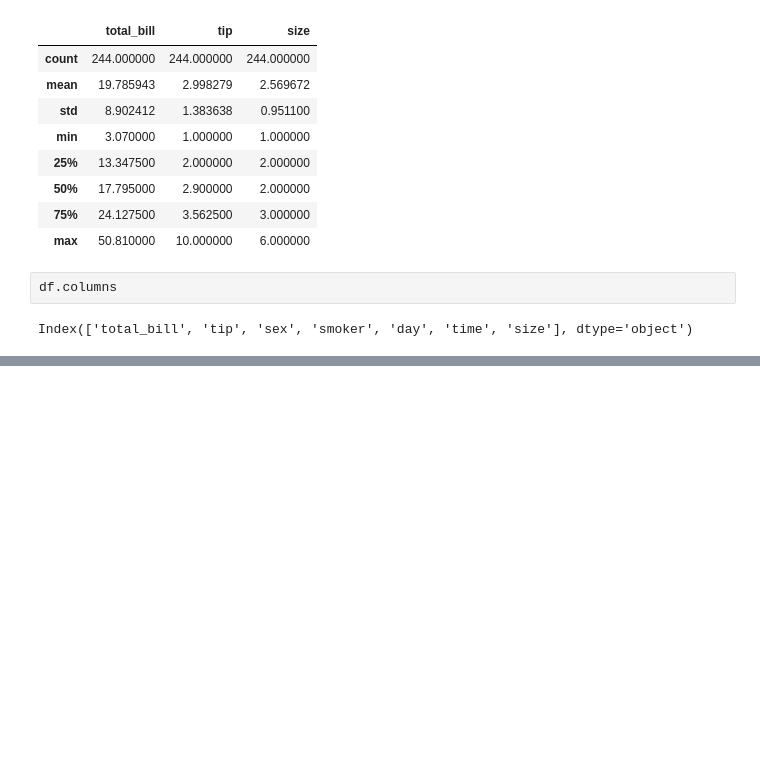
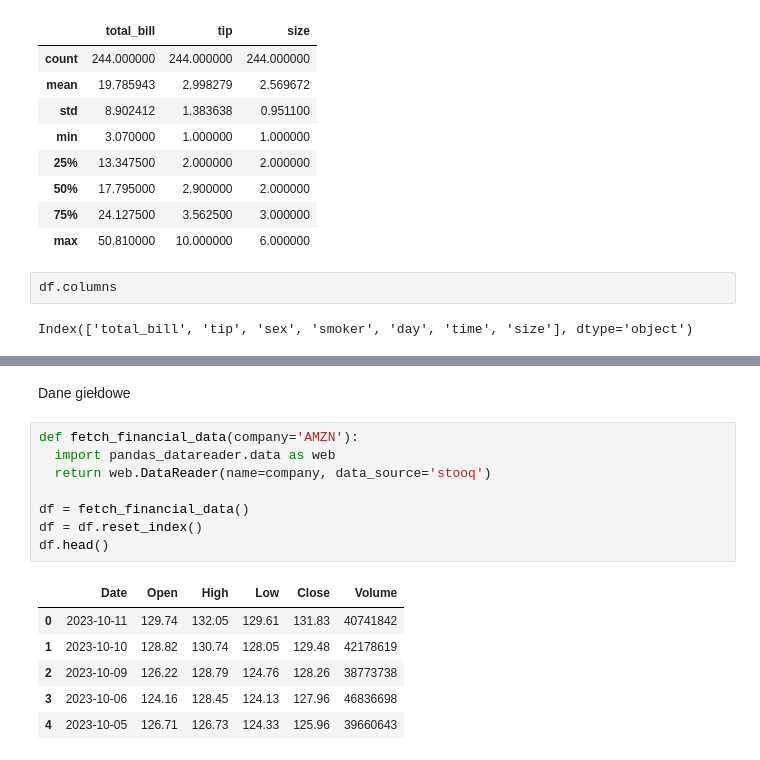
Before and after one commit to Krawieckk/data-science-bootcamp, a Jupyter notebook: wizualizacje_danych/05_plotly_express.ipynb, the cells around one changed output, grey strips where cells are left out. Cells and saved outputs as stored; diff of their text form; blank space fills up the shorter version.

```diff
--- a/wizualizacje_danych/05_plotly_express.ipynb
+++ b/wizualizacje_danych/05_plotly_express.ipynb
@@ -132,0 +169,17 @@ px.parallel_categories(data_frame=df, color='size')
+# %% [markdown]
+Dane giełdowe
+# %%
+def fetch_financial_data(company='AMZN'):
+  import pandas_datareader.data as web
+  return web.DataReader(name=company, data_source='stooq')
+
+df = fetch_financial_data()
+df = df.reset_index()
+df.head()
+# %% [output]
+|  | Date | Open | High | Low | Close | Volume |
+| 0 | 2023-10-11 | 129.74 | 132.05 | 129.61 | 131.83 | 40741842 |
+| 1 | 2023-10-10 | 128.82 | 130.74 | 128.05 | 129.48 | 42178619 |
+| 2 | 2023-10-09 | 126.22 | 128.79 | 124.76 | 128.26 | 38773738 |
+| 3 | 2023-10-06 | 124.16 | 128.45 | 124.13 | 127.96 | 46836698 |
+| 4 | 2023-10-05 | 126.71 | 126.73 | 124.33 | 125.96 | 39660643 |
```
Also changed, not shown: parts of 17 cells of this notebook.
